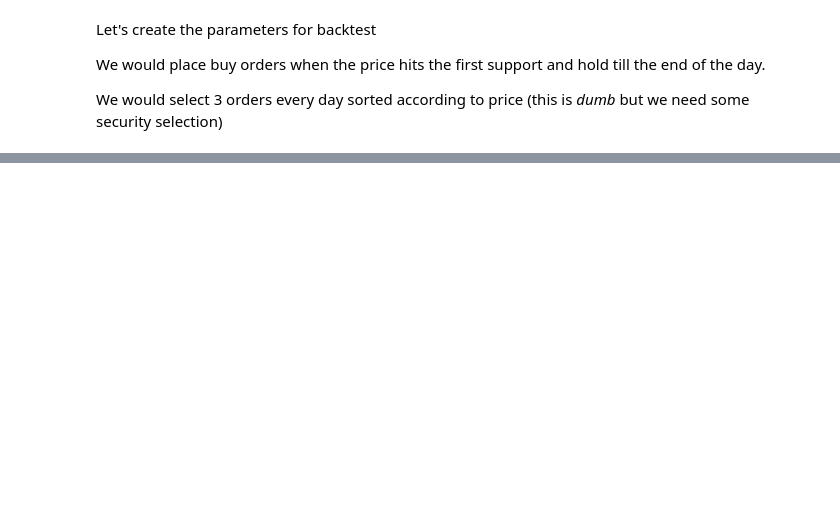
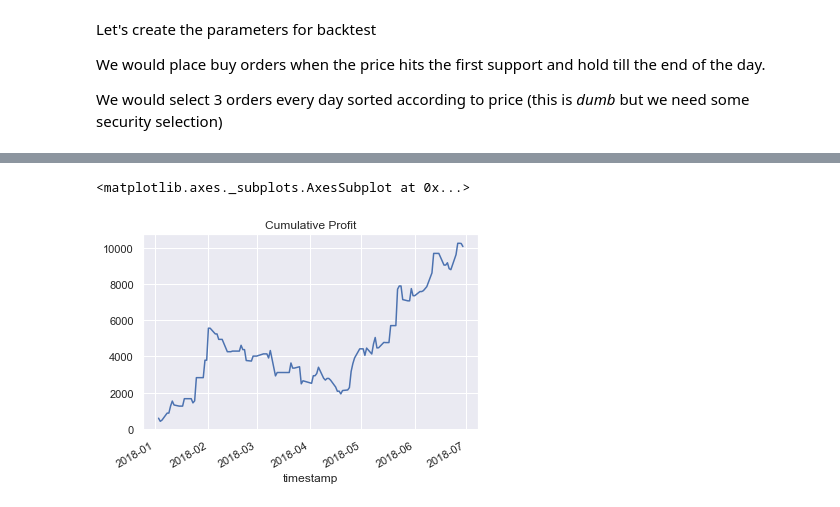
Before and after one commit to uberdeveloper/fastbt, a Jupyter notebook: examples/PivotPoints.ipynb, the cells around one changed output, grey strips where cells are left out. Saved outputs shown, nothing was run; the diff lists cells and outputs as text; code cells hidden in the pictures; blank space fills up the shorter version.

```diff
--- a/examples/PivotPoints.ipynb
+++ b/examples/PivotPoints.ipynb
@@ -88,0 +118,17 @@ results.profit.cumsum().plot(title='Cumulative Profit')
+# %%
+params = {
+    'data': ds.data.dropna(),
+    'limit': 3,
+    'sort_by': 'price',
+    'order': 'S',
+    'price': 'r1+0.05', # Buy only when price goes above resistance
+    'stop_loss': 100, # No stop loss,
+    'commission': 0.05
+}
+# %%
+results2 = backtest(**params)
+results2.groupby('timestamp').profit.sum().cumsum().plot(
+    title='Cumulative Profit')
+# %% [output]
+<matplotlib.axes._subplots.AxesSubplot at 0x...>
+[figure, added]
```
Also changed, not shown: parts of 13 cells of this notebook.
